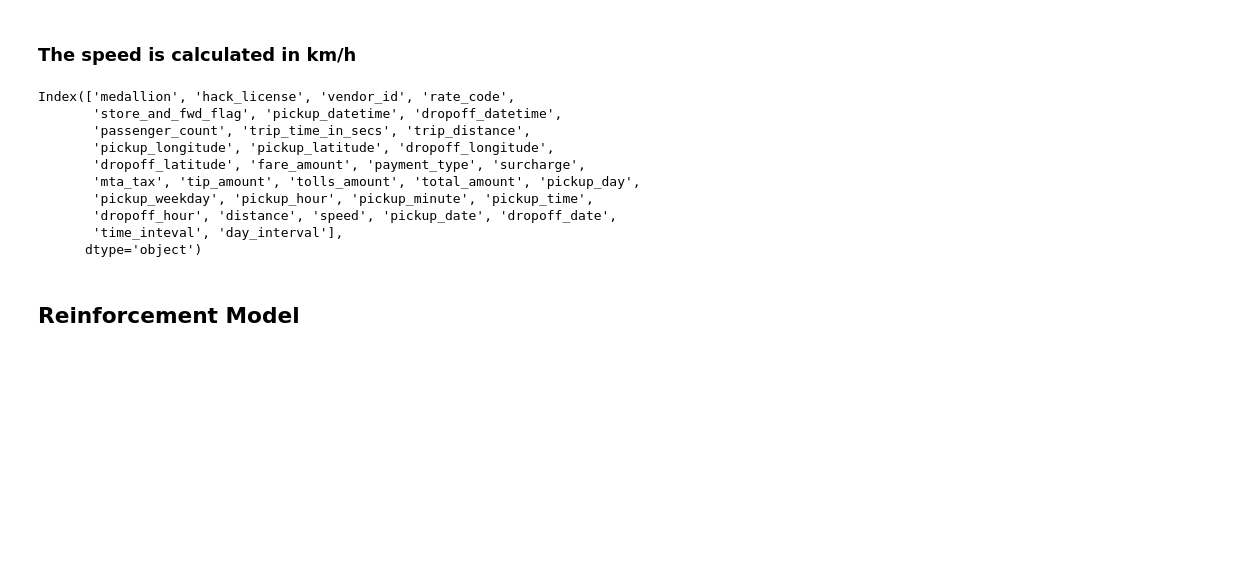
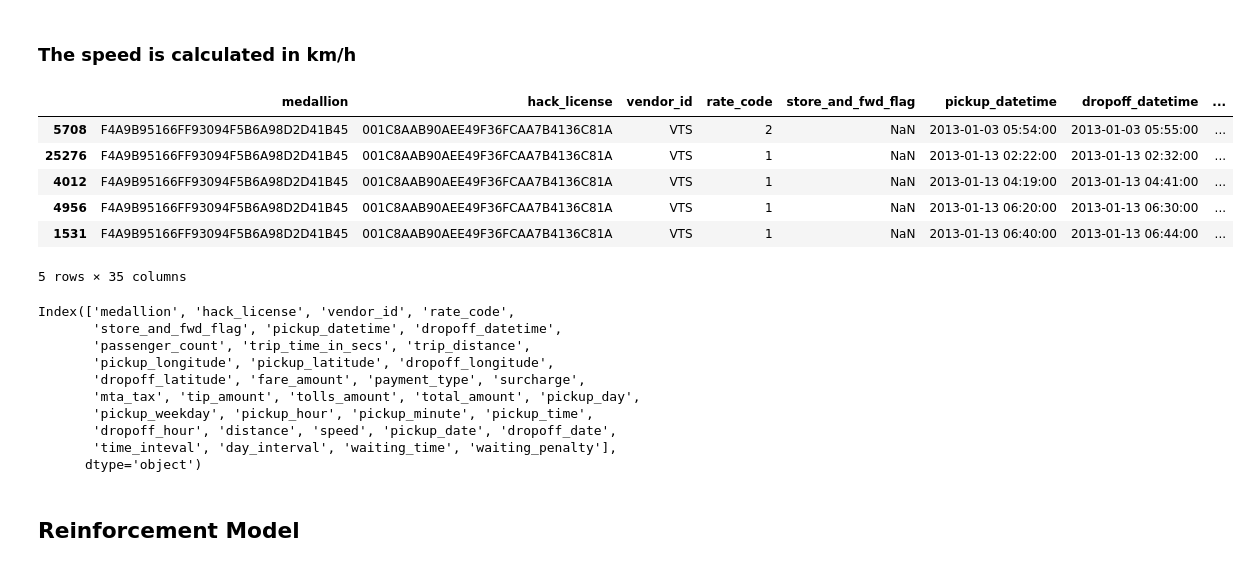
Before and after one commit to marufdsi/TaxiRevenue, a Jupyter notebook: ReinforcementLearningOnTaxiRevenue.ipynb, the cells around one changed output. Cells and saved outputs as stored; diff of their text form; code cells hidden in the pictures; blank space fills up the shorter version.

```diff
--- a/ReinforcementLearningOnTaxiRevenue.ipynb
+++ b/ReinforcementLearningOnTaxiRevenue.ipynb
@@ -116,8 +117,54 @@ for i in range(pickup_datetime.size):
     else:
         day_interval.append(3)
 train_data['day_interval'] = day_interval
+# %%
+def add_waiting_time_and_penalty(train_data):
+    sorted_train_data = copy(train_data.sort_values(by=['hack_license', 'pickup_datetime'], ascending=True))
+    sorted_train_data['waiting_time'] = 0.0
+    sorted_train_data['waiting_penalty'] = 0.0
+    previous_license = None
+    previous_drpoff_datatime = 0
+    previous_date = None
+    previous_row = None
+    wait_time_list = []
+    wait_penalty_list = []
+    average_speed = sorted_train_data['speed'].mean()
+    for index,row in sorted_train_data.T.iteritems():
+        if row['hack_license'] == previous_license and row['pickup_date'] == previous_date:
+            diff =  row['pickup_datetime'] - previous_row['dropoff_datetime']
+            _distance = distance(row["pickup_latitude"], row["pickup_longitude"], previous_row["dropoff_latitude"], previous_row["dropoff_longitude"])
+            speed = row['speed']
+            if(speed <= 0):
+                speed = average_speed
+            time_take_to_reach = (_distance/speed)*3600
+            if (time_take_to_reach>diff.total_seconds()):
+                wait_time_list.append(0.0)
+                wait_penalty_list.append(0.0)
+            else:
+                wait_time_list.append(diff.total_seconds()-time_take_to_reach)
+                wait_penalty_list.append((diff.total_seconds()-time_take_to_reach)/3600*5)
+        else:
+            wait_time_list.append(0.0)
+            previous_license = row['hack_license']
+            previous_date = row['pickup_date']
+            previous_row = row
+            wait_penalty_list.append(0.0)
+    sorted_train_data['waiting_time'] = wait_time_list
+    sorted_train_data['waiting_penalty'] = wait_penalty_list
+    return sorted_train_data
+# %%
+sorted_train_data = add_waiting_time_and_penalty(train_data)
+sorted_train_data.head()
+# %% [output]
+|  | medallion | hack_license | vendor_id | rate_code | store_and_fwd_flag | pickup_datetime | dropoff_datetime | ... |
+| 5708 | F4A9B95166FF93094F5B6A98D2D41B45 | 001C8AAB90AEE49F36FCAA7B4136C81A | VTS | 2 | NaN | 2013-01-03 05:54:00 | 2013-01-03 05:55:00 | ... |
+| 25276 | F4A9B95166FF93094F5B6A98D2D41B45 | 001C8AAB90AEE49F36FCAA7B4136C81A | VTS | 1 | NaN | 2013-01-13 02:22:00 | 2013-01-13 02:32:00 | ... |
+| 4012 | F4A9B95166FF93094F5B6A98D2D41B45 | 001C8AAB90AEE49F36FCAA7B4136C81A | VTS | 1 | NaN | 2013-01-13 04:19:00 | 2013-01-13 04:41:00 | ... |
+| 4956 | F4A9B95166FF93094F5B6A98D2D41B45 | 001C8AAB90AEE49F36FCAA7B4136C81A | VTS | 1 | NaN | 2013-01-13 06:20:00 | 2013-01-13 06:30:00 | ... |
+| 1531 | F4A9B95166FF93094F5B6A98D2D41B45 | 001C8AAB90AEE49F36FCAA7B4136C81A | VTS | 1 | NaN | 2013-01-13 06:40:00 | 2013-01-13 06:44:00 | ... |
+5 rows × 35 columns
 # %%
-train_data.keys()
+sorted_train_data.keys()
 # %% [output]
 Index(['medallion', 'hack_license', 'vendor_id', 'rate_code',
        'store_and_fwd_flag', 'pickup_datetime', 'dropoff_datetime',
@@ -127,7 +174,7 @@ Index(['medallion', 'hack_license', 'vendor_id', 'rate_code',
        'mta_tax', 'tip_amount', 'tolls_amount', 'total_amount', 'pickup_day',
        'pickup_weekday', 'pickup_hour', 'pickup_minute', 'pickup_time',
        'dropoff_hour', 'distance', 'speed', 'pickup_date', 'dropoff_date',
-       'time_inteval', 'day_interval'],
+       'time_inteval', 'day_interval', 'waiting_time', 'waiting_penalty'],
       dtype='object')
 # %% [markdown]
 ## Reinforcement Model
```
Also changed, not shown: parts of 5 cells of this notebook.
